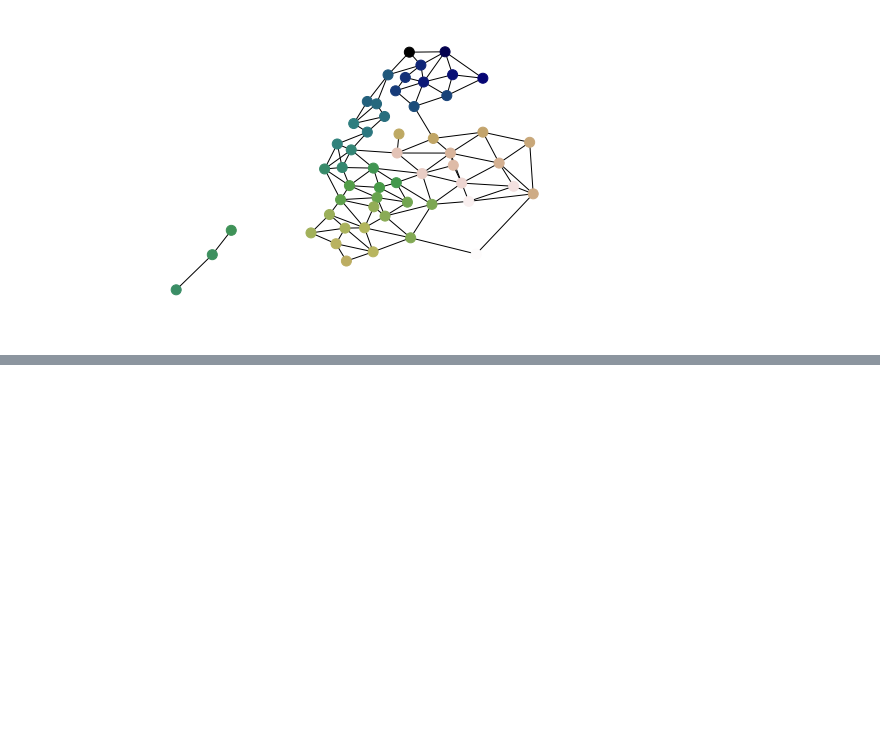
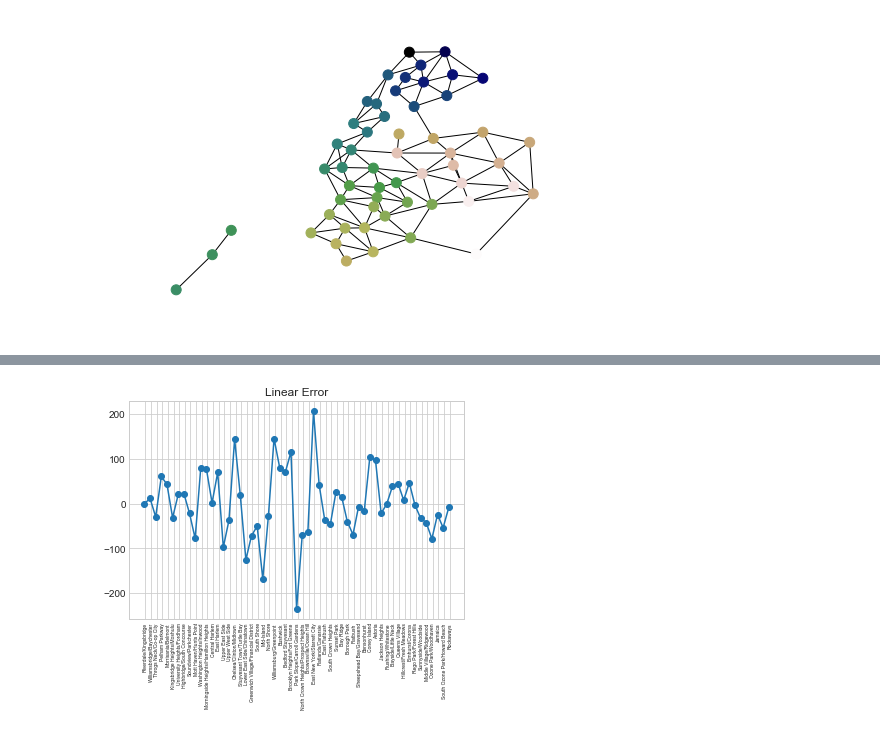
Before and after one commit to msgiles/am231final, a Jupyter notebook: notebooks/work.ipynb, the cells around one changed output, grey strips where cells are left out. Cells and saved outputs as stored; diff of their text form; code cells hidden in the pictures; blank space fills up the shorter version.

```diff
--- a/notebooks/work.ipynb
+++ b/notebooks/work.ipynb
@@ -264,0 +307,16 @@ for i in range(k):
+# %%
+sns.set_style('whitegrid')
+N = 55
+fig, ax = plt.subplots()
+width = 0.35
+ind = np.arange(N)
+p1 = ax.plot(errs, 'o-')
+ax.set_title('Rents Actual vs Predicted')
+ax.set_xticks(ind + width / 2)
+errs = predictions - Y_test
+ax.set_title('Linear Error')
+ax.set_xticklabels(median_rents['Sub-Borough Area'], rotation='vertical', fontsize = 5)
+ax.yaxis.set_label("Monthly Rent (Dollars)")
+plt.show()
+# %% [output]
+[figure, added]
```
Also changed, not shown: parts of 16 cells of this notebook.
